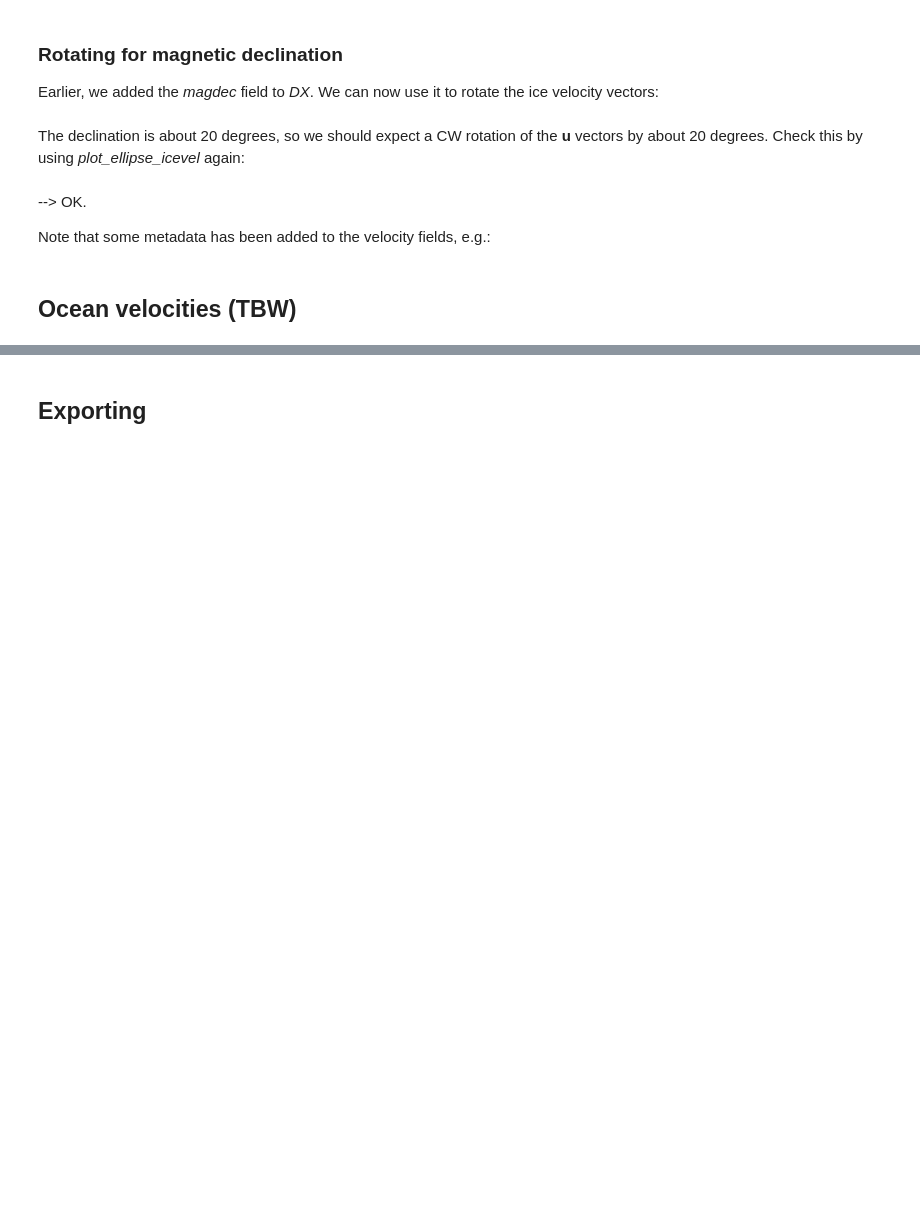
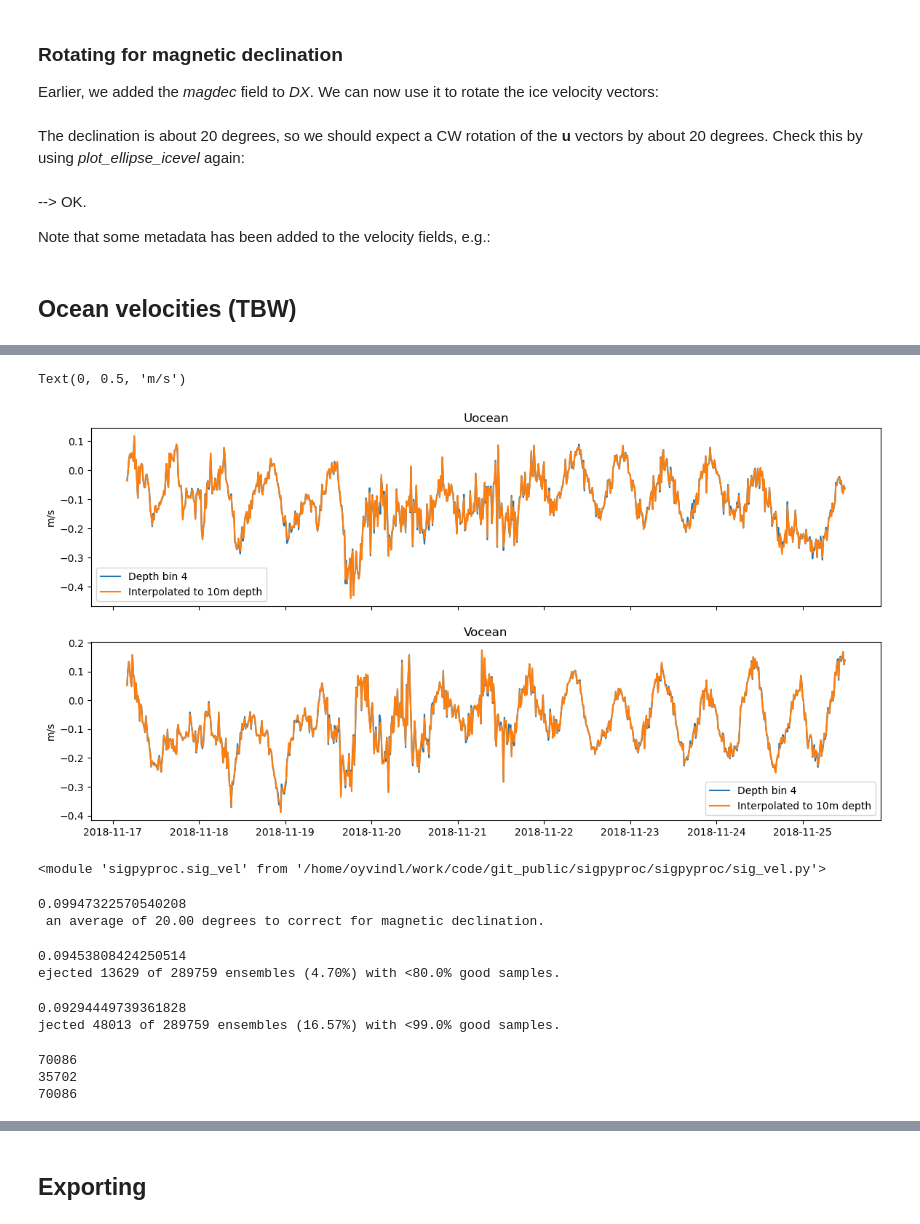
Before and after one commit to oyvfoss/pyiceproc, a Jupyter notebook: examples/Fleshed out example, M1-1 data.ipynb, the cells around one changed output, grey strips where cells are left out. Drawn from its saved outputs; the diff is of its cells as text; code cells hidden in the pictures; blank space fills up the shorter version.

```diff
--- a/examples/Fleshed out example, M1-1 data.ipynb
+++ b/examples/Fleshed out example, M1-1 data.ipynb
@@ -642,0 +530,56 @@ ax.pcolormesh(DX.Uocean[:, :100, 0])
+# %%
+
+bin_nr = 4
+fig, ax = plt.subplots(2, 1, sharex = True, figsize = (14, 7))
+time_slice = slice(4000, 4800)
+subset_time = DX.TIME.isel(TIME = time_slice)
+
+ax[0].plot(subset_time, DX.Uocean.isel(BINS=bin_nr, TIME = time_slice), label = 'Depth bin %i'%bin_nr)
+ax[0].plot(subset_time, DX.Uocean_10m.isel(TIME = time_slice), label = 'Interpolated to 10m depth')
+ax[0].legend()
+
+ax[1].plot(subset_time, DX.Vocean.isel(BINS=bin_nr, TIME = time_slice), label = 'Depth bin %i'%bin_nr)
+ax[1].plot_date(subset_time, DX.Vocean_10m.isel(TIME = time_slice), '-', label = 'Interpolated to 10m depth')
+ax[1].legend()
+ax[0].set_title('Uocean')
+ax[1].set_title('Vocean')
+ax[0].set_ylabel('m/s')
+ax[1].set_ylabel('m/s')
+
+#ax[0].set_xlim(4000, 4800)
+# %% [output]
+Text(0, 0.5, 'm/s')
+[figure, added]
+# %%
+importlib.reload(sig_vel)
+# %% [output]
+<module 'sigpyproc.sig_vel' from '/home/oyvindl/work/code/git_public/sigpyproc/sigpyproc/sig_vel.py'>
+# %%
+DX = sig_vel._calculate_uvocean_avg(DX.copy())
+print(DX.Uocean.std().data)
+print(DX.Uocean.attrs['processing_history'][-67:])
+# %% [output]
+0.09947322570540208
+ an average of 20.00 degrees to correct for magnetic declination.
+# %%
+DX1 = sig_vel._calculate_uvocean_avg(DX.copy(), min_good_pct=80).copy()
+print(DX1.Uocean.std().data)
+print(DX1.Uocean.attrs['processing_history'][-67:])
+# %% [output]
+0.09453808424250514
+ejected 13629 of 289759 ensembles (4.70%) with <80.0% good samples.
+# %%
+DX2 = sig_vel._calculate_uvocean_avg(DX.copy(), min_good_pct=99).copy()
+print(DX2.Uocean.std().data)
+print(DX2.Uocean.attrs['processing_history'][-67:])
+# %% [output]
+0.09294449739361828
+jected 48013 of 289759 ensembles (16.57%) with <99.0% good samples.
+# %%
+print(np.sum(np.isnan(DX2.Uocean)).data)
+print(np.sum(np.isnan(DX1.Uocean)).data)
+print(np.sum(np.isnan(DX.Uocean)).data)
+# %% [output]
+70086
+35702
+70086
```
Also changed, not shown: parts of 71 cells of this notebook, 1 other file.
